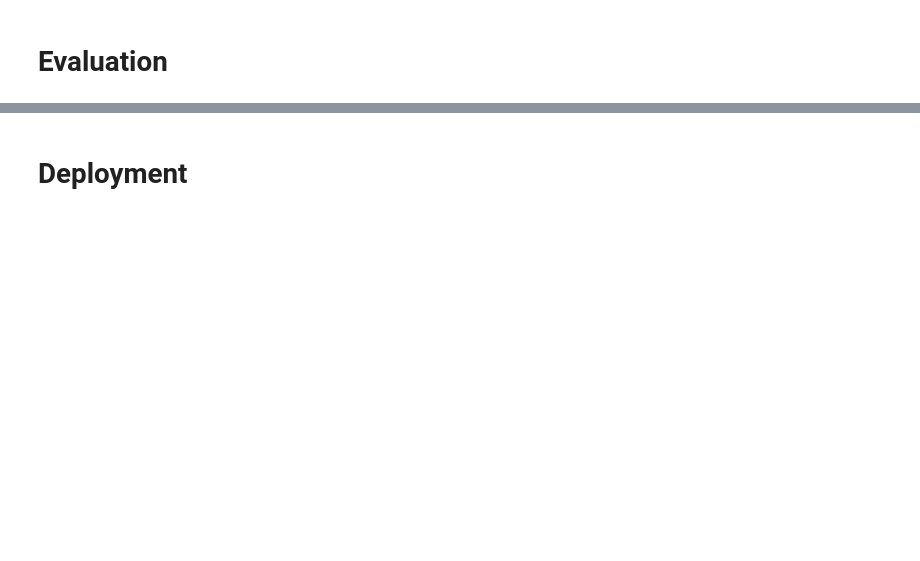
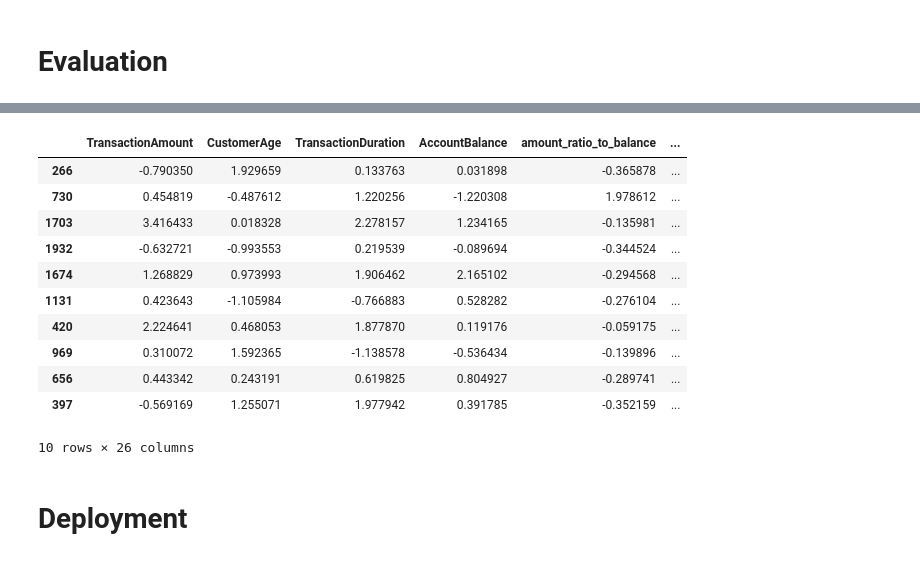
Before and after one commit to TurmaeUrsorum/zenitra-project-transaction-fraud, a Jupyter notebook: notebooks/Zenitra_Project.ipynb, the cells around one changed output, grey strips where cells are left out. Cells and saved outputs as stored; diff of their text form; code cells hidden in the pictures; blank space fills up the shorter version.

```diff
--- a/notebooks/Zenitra_Project.ipynb
+++ b/notebooks/Zenitra_Project.ipynb
@@ -824,0 +1052,3 @@ plt.show()
+# %%
+anom = df_merged[df_merged["label"] == -1]   # data anomali
+norm = df_merged[df_merged["label"] == 1]    # data normal
@@ -824,0 +1106,3 @@ plt.show()
+# %%
+anom.sample(10)
+# %% [output]
@@ -825,2 +1110,14 @@ plt.show()
+|  | TransactionAmount | CustomerAge | TransactionDuration | AccountBalance | amount_ratio_to_balance | ... |
+| 266 | -0.790350 | 1.929659 | 0.133763 | 0.031898 | -0.365878 | ... |
+| 730 | 0.454819 | -0.487612 | 1.220256 | -1.220308 | 1.978612 | ... |
+| 1703 | 3.416433 | 0.018328 | 2.278157 | 1.234165 | -0.135981 | ... |
+| 1932 | -0.632721 | -0.993553 | 0.219539 | -0.089694 | -0.344524 | ... |
+| 1674 | 1.268829 | 0.973993 | 1.906462 | 2.165102 | -0.294568 | ... |
+| 1131 | 0.423643 | -1.105984 | -0.766883 | 0.528282 | -0.276104 | ... |
+| 420 | 2.224641 | 0.468053 | 1.877870 | 0.119176 | -0.059175 | ... |
+| 969 | 0.310072 | 1.592365 | -1.138578 | -0.536434 | -0.139896 | ... |
+| 656 | 0.443342 | 0.243191 | 0.619825 | 0.804927 | -0.289741 | ... |
+| 397 | -0.569169 | 1.255071 | 1.977942 | 0.391785 | -0.352159 | ... |
+10 rows × 26 columns
 # %% [markdown]
 # Deployment
```
Also changed, not shown: parts of 35 cells of this notebook.
